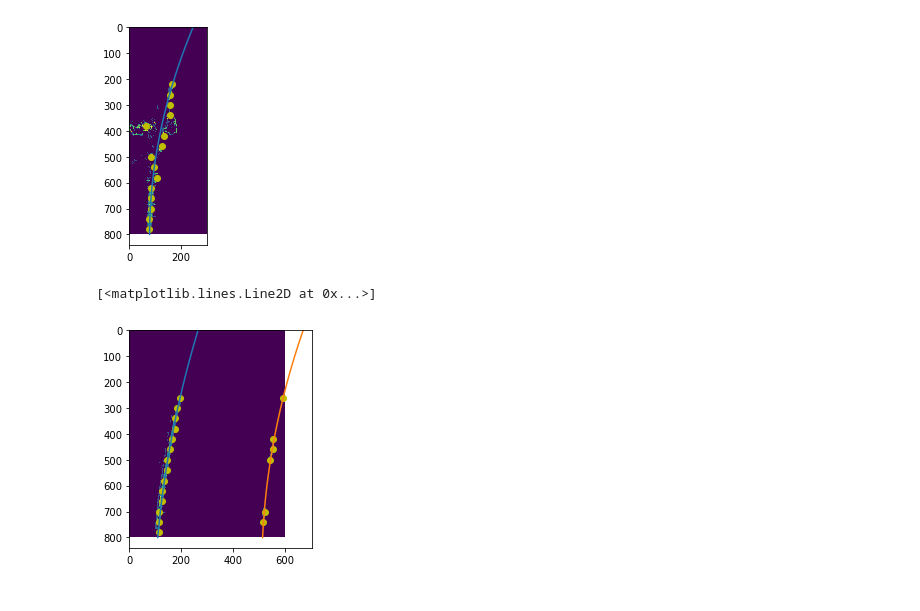
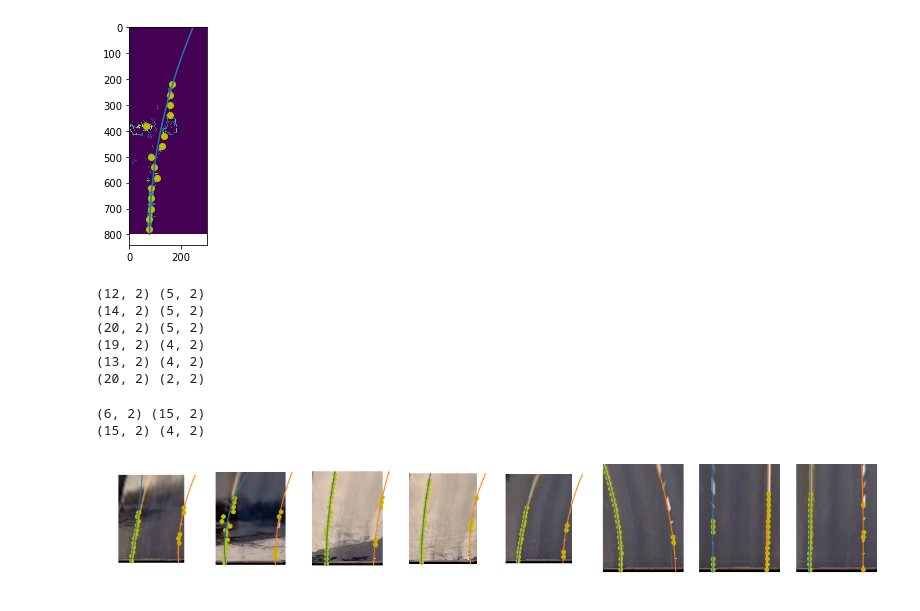
Before and after one commit to semeniuta/CarND-Advanced-Lane-Lines, a Jupyter notebook: advanced_lane_finding_proto.ipynb, the cells around one changed output. Drawn from its saved outputs; the diff is of its cells as text; code cells hidden in the pictures.

Commit message:
More experiments with data preparation for polynomial estimation

```diff
--- a/advanced_lane_finding_proto.ipynb
+++ b/advanced_lane_finding_proto.ipynb
@@ -351,30 +374,51 @@ plt.plot(poly_x, poly_y)
 [<matplotlib.lines.Line2D at 0x...>]
 [figure]
 # %%
-runner.run(image=warped_images[4])
-left, right = split_image_lr( runner['mega_image'] )
+def do_lane_detection(im, starting_token='all_thresholds'):
 
-target_cells_left = lane_cells(left, 30, 20)
-target_cells_coords_left = lane_cells_real_coords(target_cells_left, left, 30, 20)
-p_coefs_left = np.polyfit(target_cells_coords_left[:, 1], target_cells_coords_left[:, 0], 2)
+    nx = 60
+    ny = 20
 
-target_cells_right = lane_cells(right, 30, 20)
-target_cells_coords_right = lane_cells_real_coords(target_cells_right, right, 30, 20)
-target_cells_coords_right[:, 0] += left.shape[1]
-p_coefs_right = np.polyfit(target_cells_coords_right[:, 1], target_cells_coords_right[:, 0], 2)
+    runner.run(image=im)
+    left, right = split_image_lr( runner[starting_token] )
 
-# PLOTTING
+    target_cells_left = lane_cells(left, nx, ny, threshold=50)
+    target_cells_coords_left = lane_cells_real_coords(target_cells_left, left, nx, ny)
+    p_coefs_left = np.polyfit(target_cells_coords_left[:, 1], target_cells_coords_left[:, 0], 2)
 
-poly_left = get_polynomial_2(p_coefs_left)
-poly_right = get_polynomial_2(p_coefs_right)
+    target_cells_right = lane_cells(right, nx, ny, threshold=50)
+    target_cells_coords_right = lane_cells_real_coords(target_cells_right, right, nx, ny)
+    target_cells_coords_right[:, 0] += left.shape[1]
+    p_coefs_right = np.polyfit(target_cells_coords_right[:, 1], target_cells_coords_right[:, 0], 2)
 
-plt.imshow( runner['mega_image'] )
-plt.plot(target_cells_coords_left[:, 0], target_cells_coords_left[:, 1], 'yo')
-plt.plot(target_cells_coords_right[:, 0], target_cells_coords_right[:, 1], 'yo')
+    print(target_cells_coords_left.shape, target_cells_coords_right.shape)
 
-poly_y = np.linspace(0, runner['mega_image'].shape[0])
-plt.plot(poly_left(poly_y), poly_y)
-plt.plot(poly_right(poly_y), poly_y)
+    # PLOTTING
+
+    poly_left = get_polynomial_2(p_coefs_left)
+    poly_right = get_polynomial_2(p_coefs_right)
+
+    plt.imshow( cv2.cvtColor(im, cv2.COLOR_BGR2RGB) )
+    plt.plot(target_cells_coords_left[:, 0], target_cells_coords_left[:, 1], 'yo')
+    plt.plot(target_cells_coords_right[:, 0], target_cells_coords_right[:, 1], 'yo')
+
+    poly_y = np.linspace(0, im.shape[0])
+    plt.plot(poly_left(poly_y), poly_y)
+    plt.plot(poly_right(poly_y), poly_y)
-# %% [output]
-[<matplotlib.lines.Line2D at 0x...>]
-[figure, removed]
+# %%
+plt.figure(figsize=(20, 5))
+
+for i, im in enumerate(warped_images):
+    plt.subplot(1, 8, i+1)
+    _ = plt.axis('off')
+    do_lane_detection(im, 'mega_image')
+# %% [output]
+(12, 2) (5, 2)
+(14, 2) (5, 2)
+(20, 2) (5, 2)
+(19, 2) (4, 2)
+(13, 2) (4, 2)
+(20, 2) (2, 2)
+(6, 2) (15, 2)
+(15, 2) (4, 2)
+[figure, added]
```
Also changed, not shown: parts of 9 cells of this notebook.
